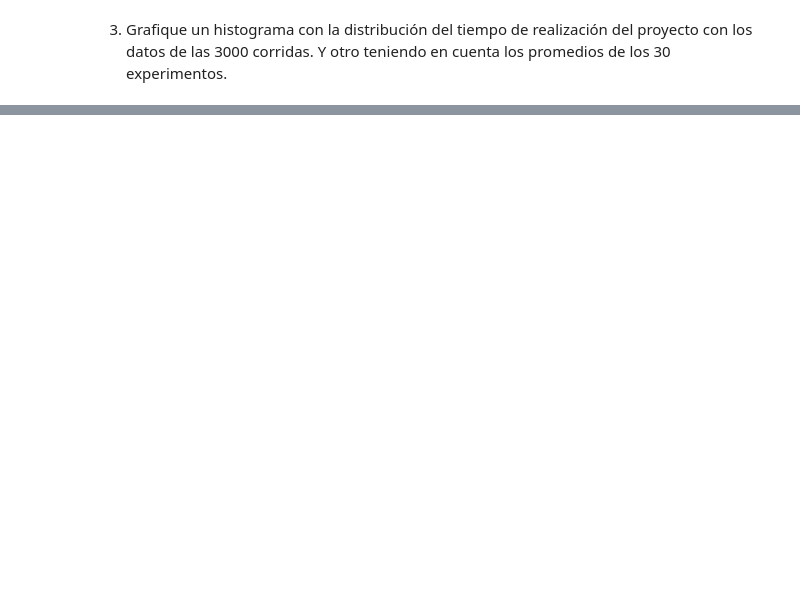
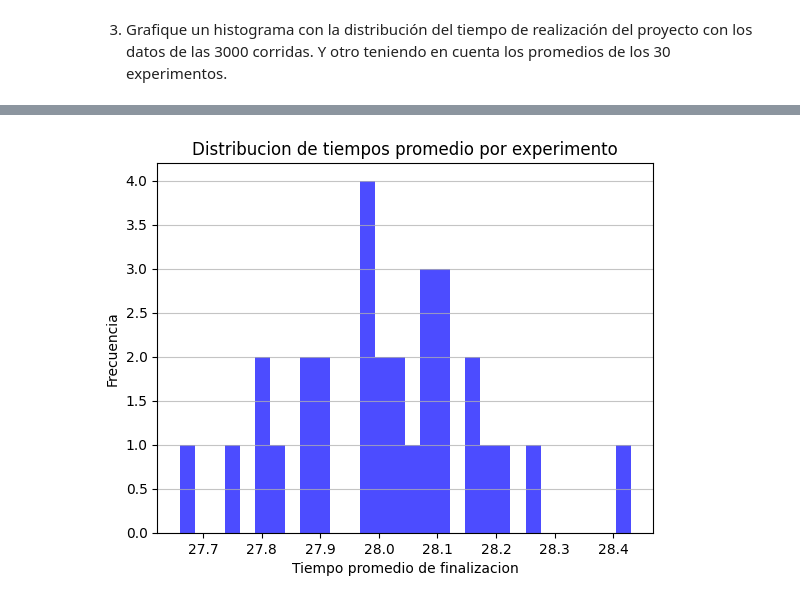
Before and after one commit to andressantillan/tp5-modelos, a Jupyter notebook: tp5.ipynb, the cells around one changed output, grey strips where cells are left out. Drawn from its saved outputs; the diff is of its cells as text; code cells hidden in the pictures; blank space fills up the shorter version.

```diff
--- a/tp5.ipynb
+++ b/tp5.ipynb
@@ -123,0 +367,8 @@ plt.grid(axis='y', alpha=0.75)
+# %%
+plt.hist(contadoresConstruccion['promedioExperimento'], bins=30, color='blue', alpha=0.7)
+plt.title('Distribucion de tiempos promedio por experimento')
+plt.xlabel('Tiempo promedio de finalizacion')
+plt.ylabel('Frecuencia')
+plt.grid(axis='y', alpha=0.75)
+# %% [output]
+[figure, added]
```
Also changed, not shown: parts of 21 cells of this notebook, 2 other files.
